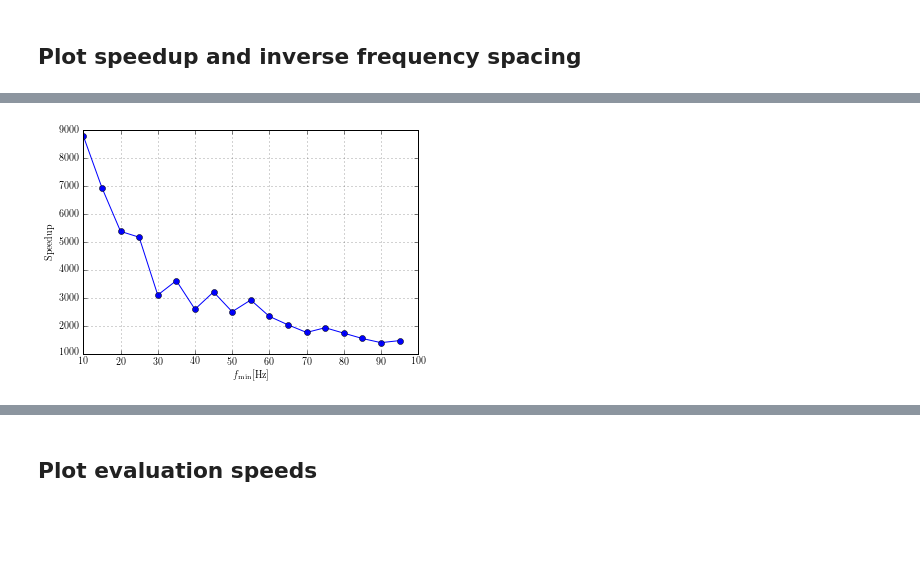
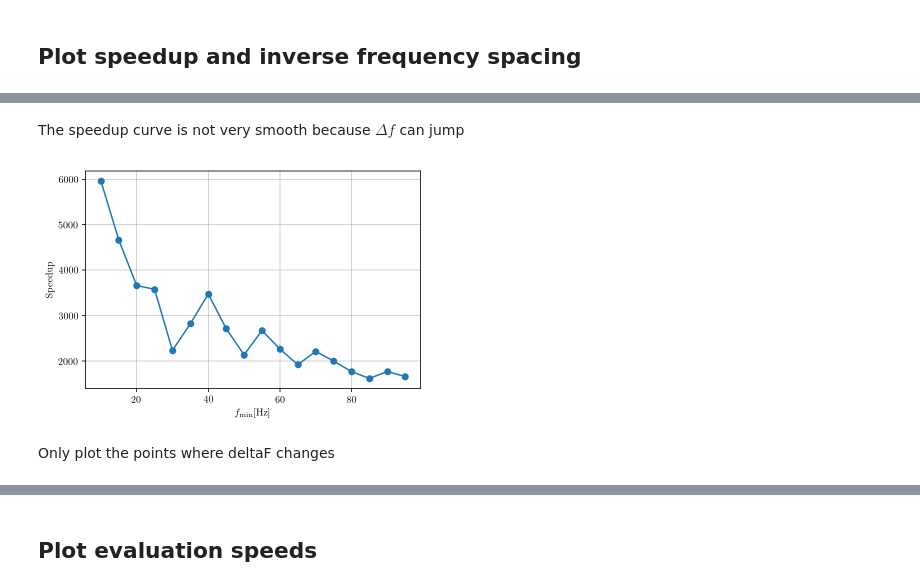
Before and after one commit to benjaminlackey/gpsurrogate, a Jupyter notebook: src/TEOB-LAL-implementation/timings/Timing_plots.ipynb, the cells around one changed output, grey strips where cells are left out. Saved outputs shown, nothing was run; the diff lists cells and outputs as text; code cells hidden in the pictures; blank space fills up the shorter version.

```diff
--- a/src/TEOB-LAL-implementation/timings/Timing_plots.ipynb
+++ b/src/TEOB-LAL-implementation/timings/Timing_plots.ipynb
@@ -49,14 +50,15 @@ dfs_SEOBNRv4T_surrogate = np.load('tim_SEOBNRv4T_surrogate.npy').T[-1]
 #dfs_SEOBNRv4T_surrogate_cubic = np.load('tim_SEOBNRv4T_surrogate_cubic.npy').T[-1]
 # %%
 t_SEOBNRv4T = np.load('tim_SEOBNRv4T.npy').T[2]
-t_SEOBNRv4T_surrogate_cubic = np.load('tim_SEOBNRv4T_surrogate_cubic.npy').T[2]
+t_SEOBNRv4T_surrogate_linear = np.load('tim_SEOBNRv4T_surrogate_linear.npy').T[2]
+#t_SEOBNRv4T_surrogate_cubic = np.load('tim_SEOBNRv4T_surrogate_cubic.npy').T[2]
 t_TF2 = np.load('tim_TF2.npy').T[2]
 t_SEOBNRv4_ROM = np.load('tim_SEOBNRv4_ROM.npy').T[2]
 t_SEOBNRv4_ROM_NRTidal = np.load('tim_SEOBNRv4_ROM_NRTidal.npy').T[2]
 t_IMRPhenomD_NRTidal = np.load('tim_IMRPhenomD_NRTidal.npy').T[2]
 # %%
 d = {'SEOBNRv4T': t_SEOBNRv4T,
-     'SEOBNRv4T\_surrogate\_cubic': t_SEOBNRv4T_surrogate_cubic,
+     'SEOBNRv4T\_surrogate\_linear': t_SEOBNRv4T_surrogate_linear,
      'TaylorF2': t_TF2,
      'SEOBNRv4\_ROM': t_SEOBNRv4_ROM,
      'SEOBNRv4\_ROM\_NRTidal': t_SEOBNRv4_ROM_NRTidal,
@@ -90,4 +92,4 @@ df
 # %% [markdown]
 ## Plot speedup and inverse frequency spacing
 # %%
-speedup_cubic = df['SEOBNRv4T']/df['SEOBNRv4T\_surrogate\_cubic']
+speedup_linear = df['SEOBNRv4T']/df['SEOBNRv4T\_surrogate\_linear']
@@ -114,9 +134,11 @@ plt.savefig('SEOBNRv4T_surrogate_log2_inv_dfs.png')
+# %% [markdown]
+The speedup curve is not very smooth because $\Delta f$ can jump
 # %%
-plt.plot(f_mins, speedup_cubic.values, 'o-')
+plt.plot(f_mins, speedup_linear.values, 'o-')
 plt.xlabel(r'$f_\mathrm{min}[\mathrm{Hz}]$')
 plt.ylabel(r'$\mathrm{Speedup}$')
 plt.grid(alpha=0.7)
 plt.savefig('SEOBNRv4T_surrogate_speedup.pdf')
 plt.savefig('SEOBNRv4T_surrogate_speedup.png')
 # %% [output]
-[figure, old version]
+[figure, new version]
@@ -126 +145,3 @@ idx = np.where(np.diff(np.log2(1./dfs_SEOBNRv4T)) < 0)
+# %% [markdown]
+Only plot the points where deltaF changes
 # %%
```
Also changed, not shown: parts of 20 cells of this notebook, 14 other files.
